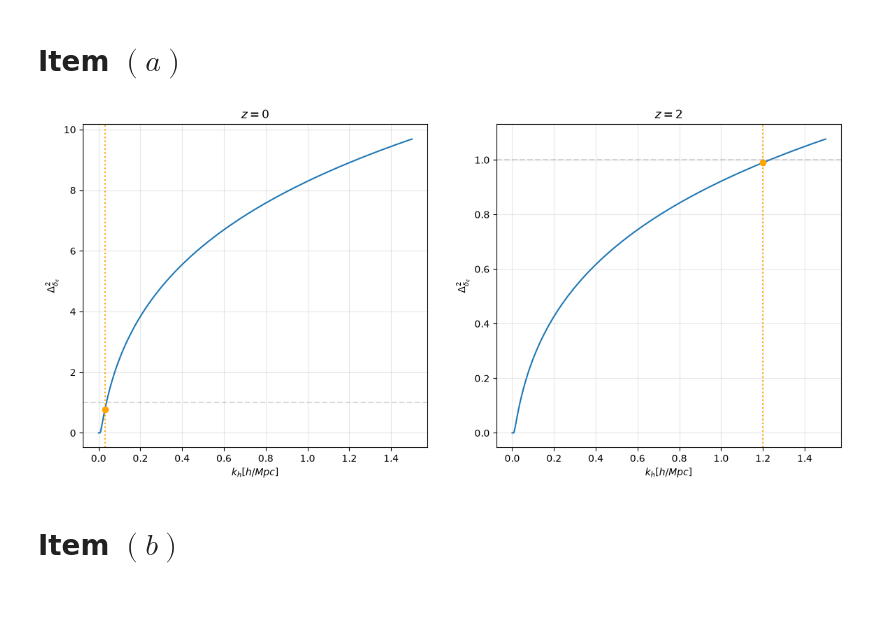
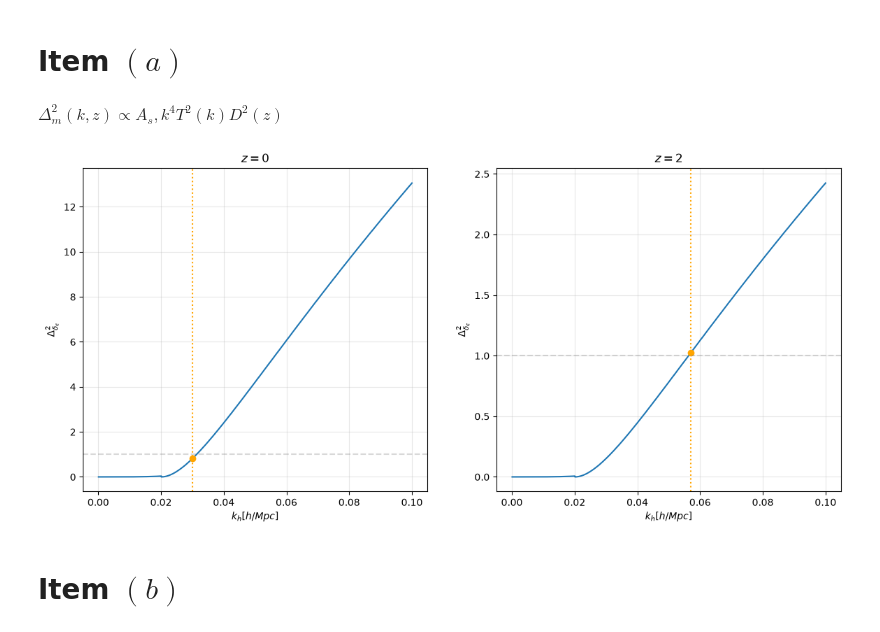
Before and after one commit to TomasMastantuono/Cosmologia, a Jupyter notebook: Numericos/Guia 9/P3.ipynb, the cells around one changed output. Drawn from its saved outputs; the diff is of its cells as text; code cells hidden in the pictures; blank space fills up the shorter version.

```diff
--- a/Numericos/Guia 9/P3.ipynb
+++ b/Numericos/Guia 9/P3.ipynb
@@ -3,19 +3,24 @@
 # %%
 import numpy as np
 import matplotlib.pyplot as plt
+from scipy.integrate import quad
 from classy import Class
 
 AS = 2.1E-9
 H = 0.7
 H0 = 100 * H  # km/s/Mpc
+C = 3E5 #km/s
 
-OMATERIA = 0.3
-ZEQ = 1300
+OMEGA_M = 0.27
+OMEGA_L = 0.73
+ZEQ = 3300
 
-KEQ = np.sqrt(2 * OMATERIA * H0**2 * (1 + ZEQ)) # km/s/Mpc
-ALPHA = (2 / 5 / OMATERIA / 100**2)*2 # (Mpc*s/km)^4
+KEQ = np.sqrt(2 * OMEGA_M * H0**2 * (1 + ZEQ))/(C * H)
+ALPHA = (2 * C**2 / (5 * OMEGA_M * 100**2))**2
 # %% [markdown]
 # Item $(a)$
+# %% [markdown]
+$\Delta_m^2(k,z)\propto A_s,k^4T^2(k)D^2(z)$
 # %%
 def T(k_array, keq = KEQ):
     result = []
@@ -25,38 +30,46 @@ def T(k_array, keq = KEQ):
         else:
             result.append(12*np.log(k/keq)*(keq/k)**2)
 
     return np.array(result)
 
-var = lambda k, z: ALPHA * T(k)**2 * AS * (k/H)**4 / (1 + z)**2
+E = lambda a, omega_m, omega_l: np.sqrt(omega_m*a**(-3) + omega_l)
 
-k = np.logspace(-4, np.log10(1.5), 10_000)
+def D(a, omega_m, omega_l):
+    integrando = lambda a: 1/(a*E(a, omega_m, omega_l))**3
+
+    resultados_int = np.array(quad(integrando, 0, a)[0])
+    return resultados_int * E(a, omega_m, omega_l) * 5 * omega_m / 2
+
+var = lambda k, z: ALPHA * T(k*H)**2 * AS * k**4 * D(1/(1+z), OMEGA_M, OMEGA_L)**2
+
+kh = np.logspace(-4, np.log10(.1), 10_000)
 
 # Puntos de interseccion (post ver grafico)
 khnls = {
     '0': .03,
-    '2': 1.2,
+    '2': .057,
 }
 
 # Figura
 fig, ax = plt.subplots(1, 2, figsize = (14, 6), sharex = True)
 
 for (i, z) in enumerate([0, 2]):
-    ax[i].plot(k, var(k, z))
+    ax[i].plot(kh, var(kh, z))
     ax[i].plot(khnls[f'{z}'], var(np.array([khnls[f'{z}']]), z),
                marker='o', color='orange')
 
     ax[i].axhline(1, linestyle = '--', color = 'gray', alpha = .3)
     ax[i].axvline(khnls[f'{z}'], linestyle = ':', color = 'orange')
 
     ax[i].set(xlabel = r'$k_h [h/Mpc]$',
               ylabel = r'$\Delta^2_{\delta_c}$',
               title = r'$z = $' + f'{z}')
     ax[i].grid(alpha = .3)
 
 fig.savefig('knls.png', bbox_inches = 'tight')
 plt.show()
 # %% [output]
-[figure, old version]
+[figure, new version]
 # %% [markdown]
 # Item $(b)$
 # %% [markdown]
```
Also changed, not shown: 9 other files.
